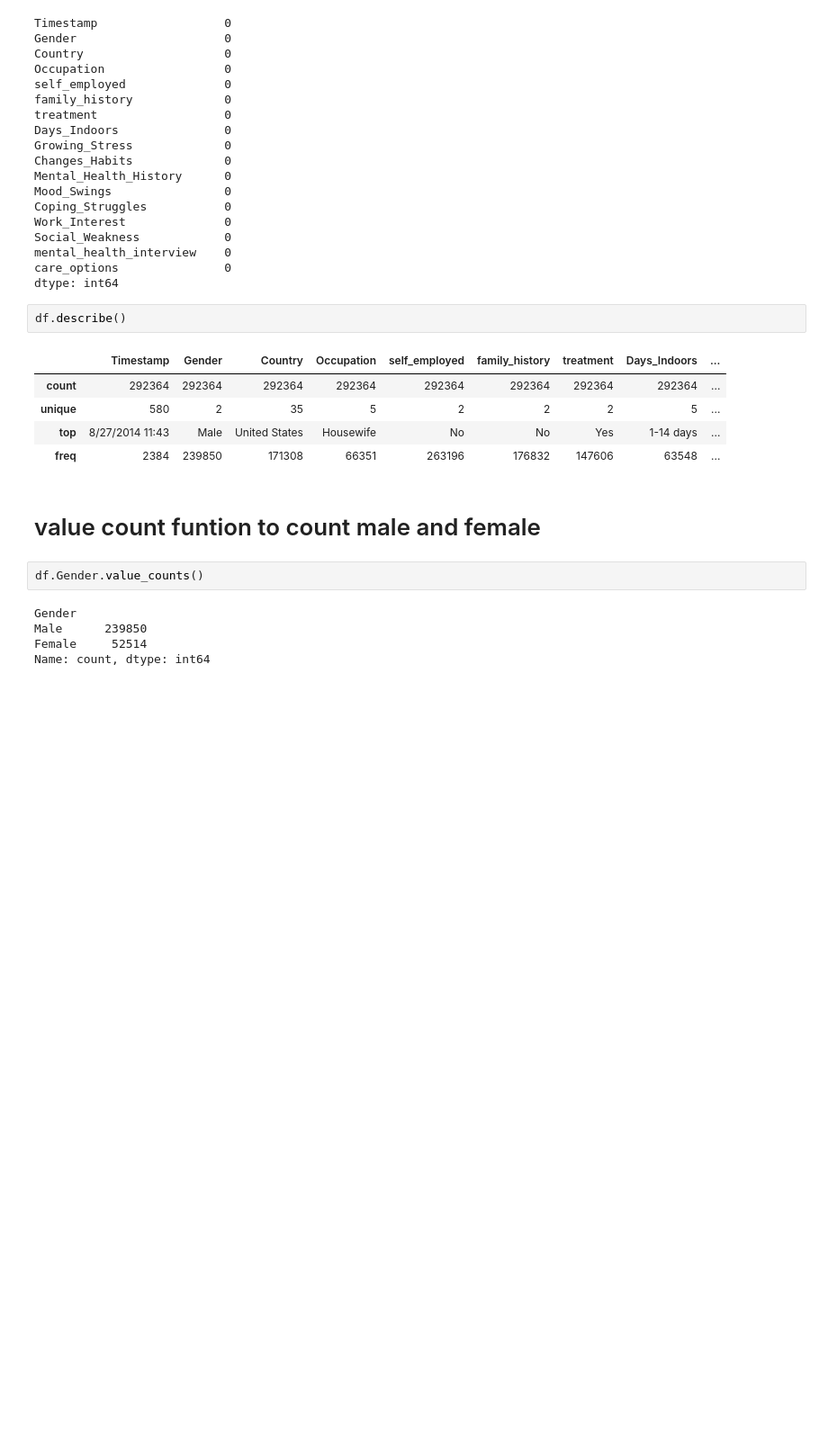
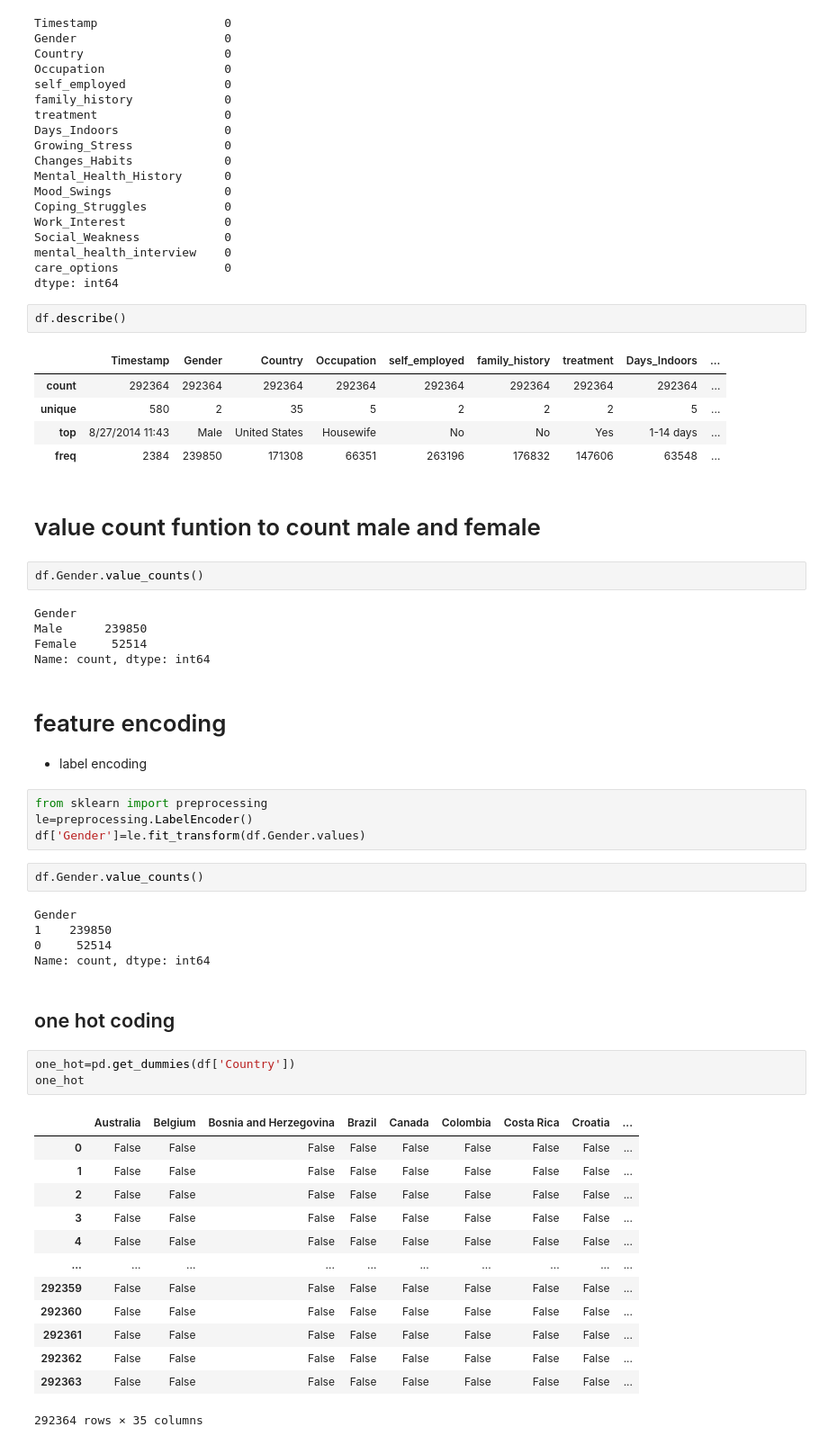
Before and after one commit to Haakam/python, a Jupyter notebook: EDA on m_H_D.ipynb, the cells around one changed output. Shown: that part at 90% size. Saved outputs shown, nothing was run; the diff lists cells and outputs as text; blank space fills up the shorter version.

Commit message:
one hot coding

```diff
--- a/EDA on m_H_D.ipynb
+++ b/EDA on m_H_D.ipynb
@@ -142,3 +142,36 @@ Gender
 Male      239850
 Female     52514
 Name: count, dtype: int64
+# %% [markdown]
+# feature encoding
+- label encoding
+# %%
+from sklearn import preprocessing
+le=preprocessing.LabelEncoder()
+df['Gender']=le.fit_transform(df.Gender.values)
+# %%
+df.Gender.value_counts()
+# %% [output]
+Gender
+1    239850
+0     52514
+Name: count, dtype: int64
+# %% [markdown]
+## one hot coding
+# %%
+one_hot=pd.get_dummies(df['Country'])
+one_hot
+# %% [output]
+|  | Australia | Belgium | Bosnia and Herzegovina | Brazil | Canada | Colombia | Costa Rica | Croatia | ... |
+| 0 | False | False | False | False | False | False | False | False | ... |
+| 1 | False | False | False | False | False | False | False | False | ... |
+| 2 | False | False | False | False | False | False | False | False | ... |
+| 3 | False | False | False | False | False | False | False | False | ... |
+| 4 | False | False | False | False | False | False | False | False | ... |
+| ... | ... | ... | ... | ... | ... | ... | ... | ... | ... |
+| 292359 | False | False | False | False | False | False | False | False | ... |
+| 292360 | False | False | False | False | False | False | False | False | ... |
+| 292361 | False | False | False | False | False | False | False | False | ... |
+| 292362 | False | False | False | False | False | False | False | False | ... |
+| 292363 | False | False | False | False | False | False | False | False | ... |
+292364 rows × 35 columns
```
